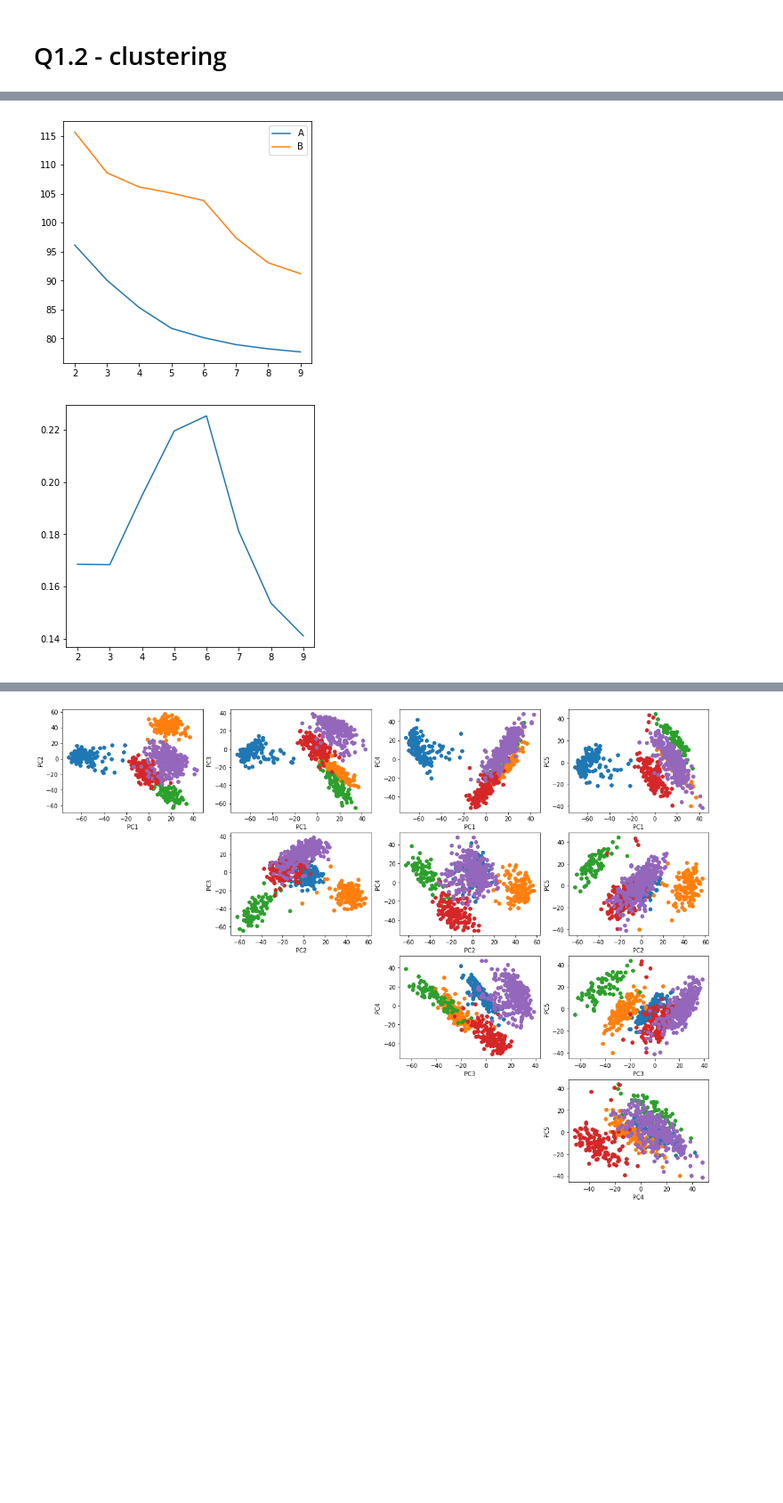
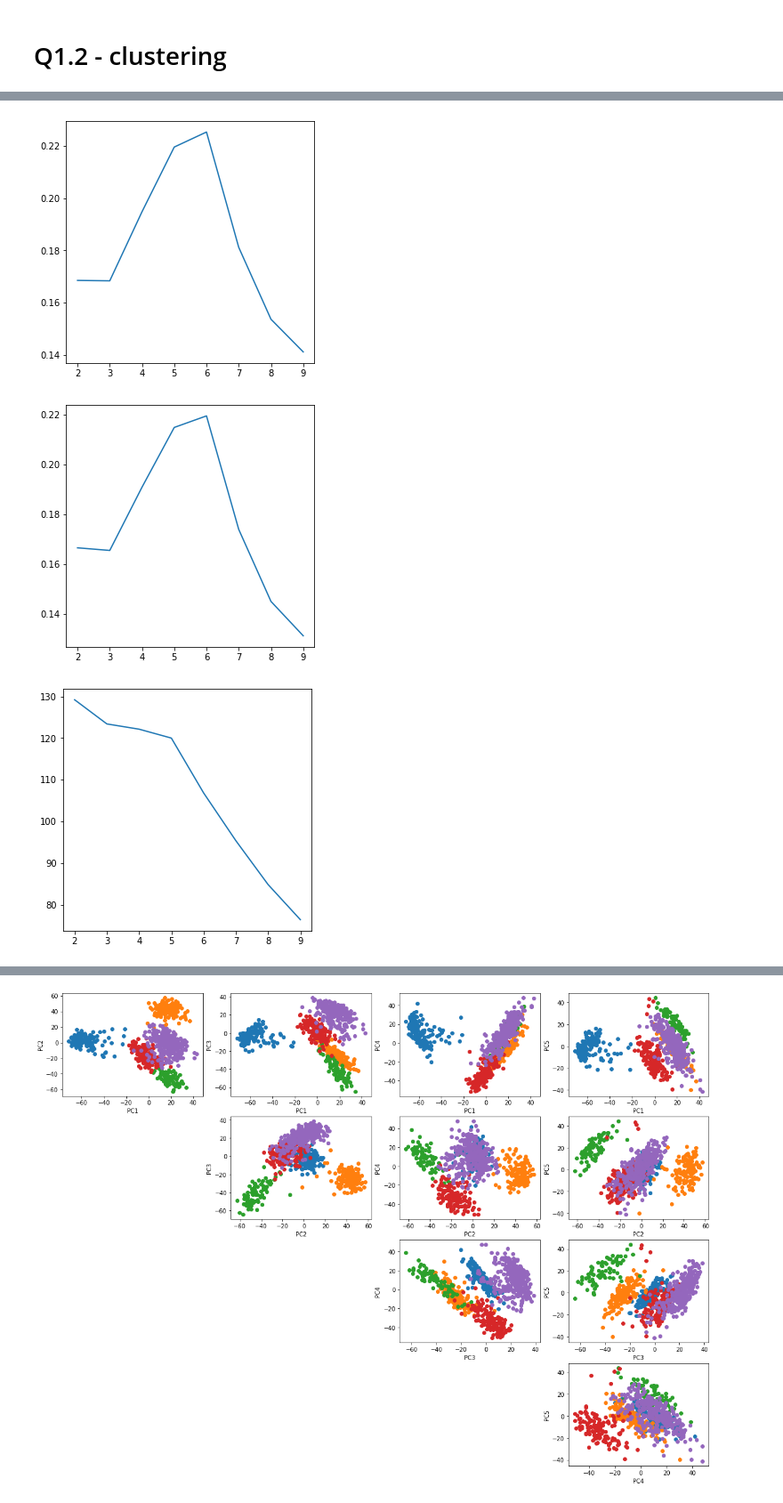
Before and after one commit to dtonderski/statistical_learning_for_big_data, a Jupyter notebook: Homework 2/P2_fred.ipynb, the cells around one changed output, grey strips where cells are left out. Shown at 89% size. Drawn from its saved outputs; the diff is of its cells as text; code cells hidden in the pictures; blank space fills up the shorter version.

```diff
--- a/Homework 2/P2_fred.ipynb
+++ b/Homework 2/P2_fred.ipynb
@@ -254,0 +225,26 @@ for i,K in enumerate(K_array):
+# %%
+def calculate_S(data, labels, dist):
+    n_data = data.shape[0]
+    a = np.zeros(n_data)
+    b = np.zeros(n_data)
+    for l in range(n_data):
+        curr_cluster = labels[l]
+        curr_indices = np.argwhere(labels == curr_cluster).flatten()
+        a[l] = 1/len(curr_indices)*np.sum(dist[l, curr_indices])
+        cluster_dists = np.zeros(K)
+        for k in range(K):
+            if k == curr_cluster:
+                continue
+            curr_indices_k = np.argwhere(labels == k).flatten()
+            cluster_dists[k] = 1/len(curr_indices_k)*np.sum(dist[l, curr_indices_k])
+        cluster_dists = np.delete(cluster_dists, curr_cluster)
+        b[l] = np.min(cluster_dists)
+    s = (b-a)/np.maximum(a,b)
+    S = np.mean(s)
+    return S
+
+def plot_PC(data, labels, K, pc1 = 0, pc2 = 1):
+    for k in range(K):
+        curr_indices = np.argwhere(labels == k).flatten()
+        plt.plot(data[curr_indices, 0], data[curr_indices, 1], '.')
+    plt.show()
@@ -255,13 +300,18 @@ for i,K in enumerate(K_array):
 # %%
 plt.rcParams["figure.figsize"]=5,5
 
-plt.plot(K_array, A_arr)
-plt.plot(K_array, B_arr)
-plt.legend(['A', 'B'])
+plt.plot(K_array, S_arr)
 plt.show()
 
-plt.plot(K_array, S_arr)
+plt.plot(K_array, S_new_arr)
 plt.show()
+
+plt.plot(K_array, calinski_arr)
+plt.show()
+
+plt.plot(K_array, davies_arr)
+plt.show()
 # %% [output]
-[figure, old version]
+[figure, new version]
-[figure, old version]
+[figure, new version]
+[figure, added]
```
Also changed, not shown: parts of 4 cells of this notebook.
